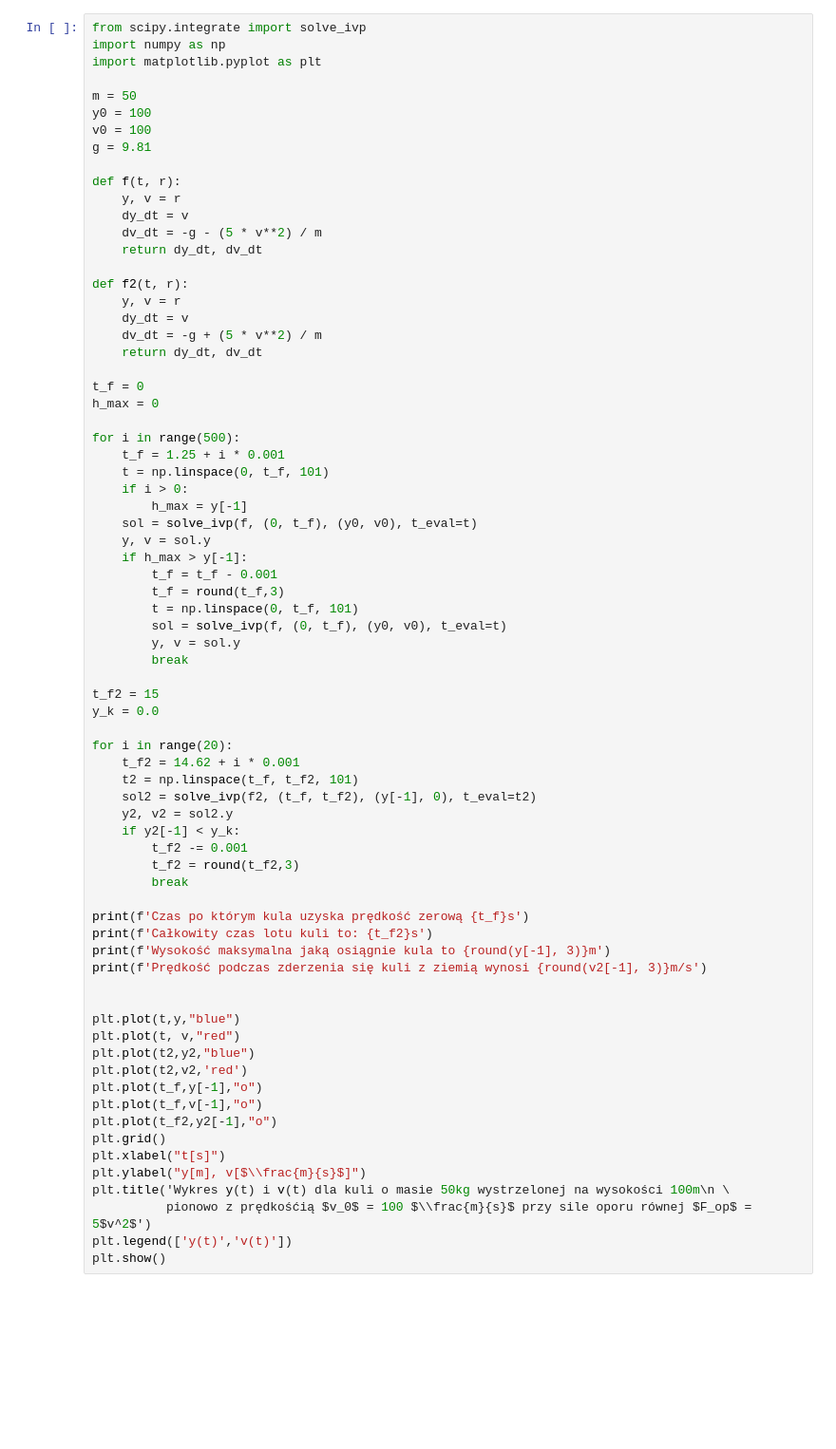
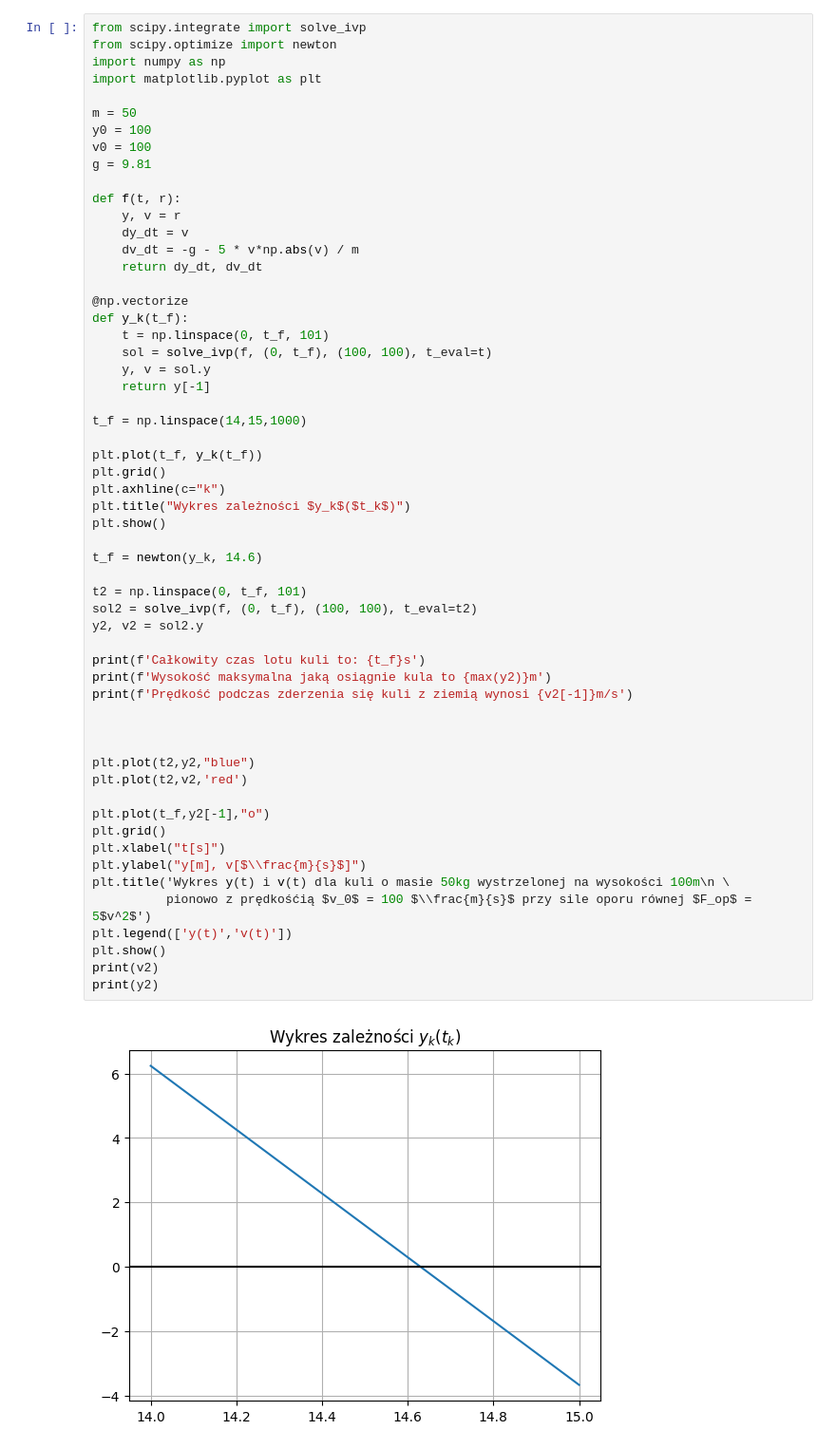
Before and after one commit to brunomaruwka1/raport_MN, a Jupyter notebook: raport.ipynb, the cells around one changed output. Shown: that part at 95% size. Drawn from its saved outputs; the diff is of its cells as text; blank space fills up the shorter version.

```diff
--- a/raport.ipynb
+++ b/raport.ipynb
@@ -1,74 +1,59 @@
 # %%
 from scipy.integrate import solve_ivp
+from scipy.optimize import newton
 import numpy as np
 import matplotlib.pyplot as plt
 
 m = 50
 y0 = 100
 v0 = 100
 g = 9.81
 
 def f(t, r):
     y, v = r
     dy_dt = v
-    dv_dt = -g - (5 * v**2) / m
+    dv_dt = -g - 5 * v*np.abs(v) / m
     return dy_dt, dv_dt
 
-def f2(t, r):
-    y, v = r
-    dy_dt = v
-    dv_dt = -g + (5 * v**2) / m
-    return dy_dt, dv_dt
+@np.vectorize
+def y_k(t_f):
+    t = np.linspace(0, t_f, 101)
+    sol = solve_ivp(f, (0, t_f), (100, 100), t_eval=t)
+    y, v = sol.y
+    return y[-1]
 
-t_f = 0
-h_max = 0
+t_f = np.linspace(14,15,1000)
 
-for i in range(500):
-    t_f = 1.25 + i * 0.001
-    t = np.linspace(0, t_f, 101)
-    if i > 0:
-        h_max = y[-1]
-    sol = solve_ivp(f, (0, t_f), (y0, v0), t_eval=t)
-    y, v = sol.y
-    if h_max > y[-1]:
-        t_f = t_f - 0.001
-        t_f = round(t_f,3)
-        t = np.linspace(0, t_f, 101)
-        sol = solve_ivp(f, (0, t_f), (y0, v0), t_eval=t)
-        y, v = sol.y
-        break
+plt.plot(t_f, y_k(t_f))
+plt.grid()
+plt.axhline(c="k")
+plt.title("Wykres zależności $y_k$($t_k$)")
+plt.show()
 
-t_f2 = 15
-y_k = 0.0
+t_f = newton(y_k, 14.6)
 
-for i in range(20):
-    t_f2 = 14.62 + i * 0.001
-    t2 = np.linspace(t_f, t_f2, 101)
-    sol2 = solve_ivp(f2, (t_f, t_f2), (y[-1], 0), t_eval=t2)
-    y2, v2 = sol2.y
-    if y2[-1] < y_k:
-        t_f2 -= 0.001
-        t_f2 = round(t_f2,3)
-        break
+t2 = np.linspace(0, t_f, 101)
+sol2 = solve_ivp(f, (0, t_f), (100, 100), t_eval=t2)
+y2, v2 = sol2.y
 
-print(f'Czas po którym kula uzyska prędkość zerową {t_f}s')
-print(f'Całkowity czas lotu kuli to: {t_f2}s')
-print(f'Wysokość maksymalna jaką osiągnie kula to {round(y[-1], 3)}m')
-print(f'Prędkość podczas zderzenia się kuli z ziemią wynosi {round(v2[-1], 3)}m/s')
+print(f'Całkowity czas lotu kuli to: {t_f}s')
+print(f'Wysokość maksymalna jaką osiągnie kula to {max(y2)}m')
+print(f'Prędkość podczas zderzenia się kuli z ziemią wynosi {v2[-1]}m/s')
 
 
-plt.plot(t,y,"blue")
-plt.plot(t, v,"red")
+
 plt.plot(t2,y2,"blue")
 plt.plot(t2,v2,'red')
-plt.plot(t_f,y[-1],"o")
-plt.plot(t_f,v[-1],"o")
-plt.plot(t_f2,y2[-1],"o")
+
+plt.plot(t_f,y2[-1],"o")
 plt.grid()
 plt.xlabel("t[s]")
 plt.ylabel("y[m], v[$\\frac{m}{s}$]")
 plt.title('Wykres y(t) i v(t) dla kuli o masie 50kg wystrzelonej na wysokości 100m\n \
           pionowo z prędkośćią $v_0$ = 100 $\\frac{m}{s}$ przy sile oporu równej $F_op$ = 5$v^2$')
 plt.legend(['y(t)','v(t)'])
 plt.show()
+print(v2)
+print(y2)
 # %% [output]
+[figure, new version]
```
Also changed, not shown: parts of 1 cell of this notebook.
